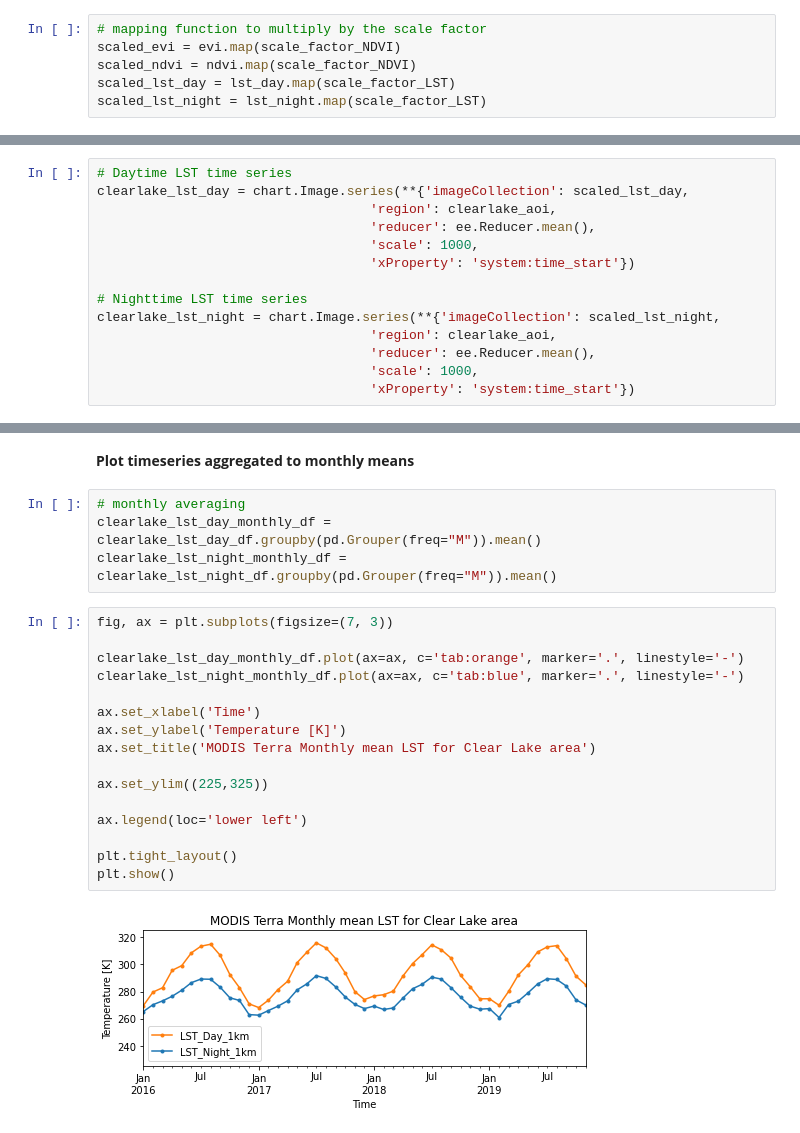
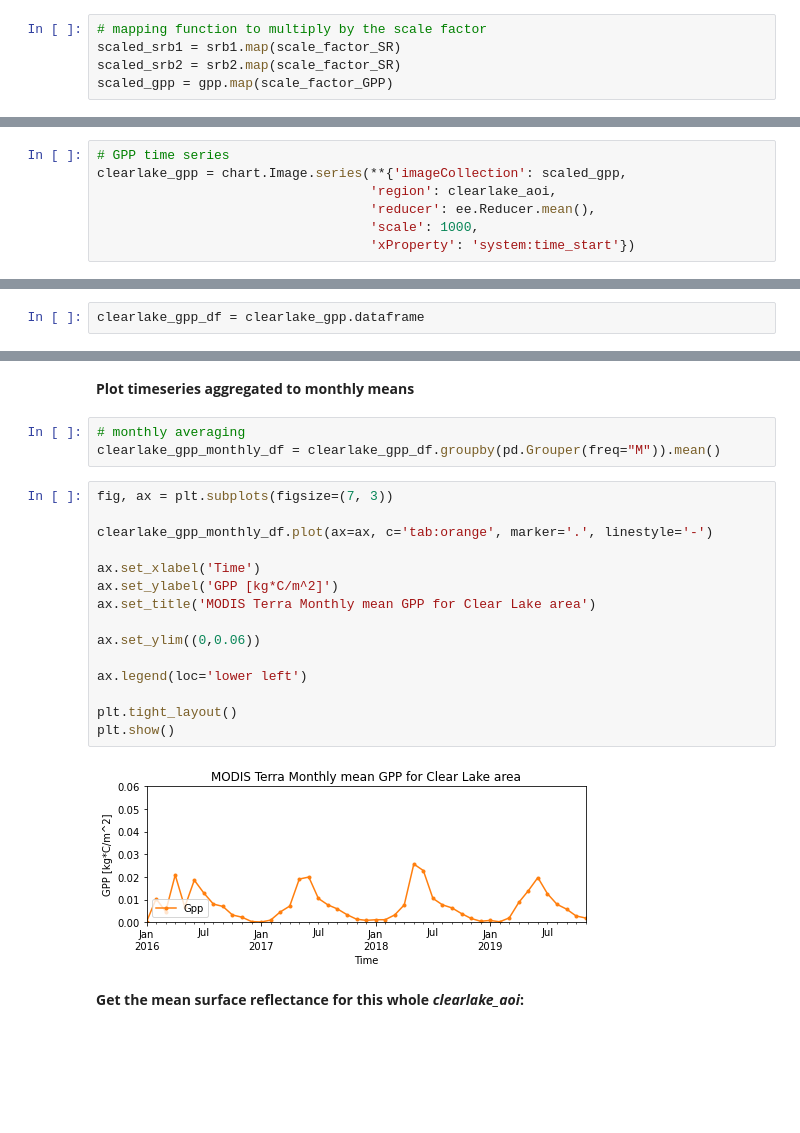
Before and after one commit to waterhackweek/whw2020_firewater, a Jupyter notebook: GEEcode/modis_clearlake_chl-a.ipynb, the cells around one changed output, grey strips where cells are left out. Saved outputs shown, nothing was run; the diff lists cells and outputs as text; blank space fills up the shorter version.

```diff
--- a/GEEcode/modis_clearlake_chl-a.ipynb
+++ b/GEEcode/modis_clearlake_chl-a.ipynb
@@ -106,8 +108,7 @@ def scale_factor_GPP(image):
   return image.multiply(0.0001).copyProperties(image, ['system:time_start'])
 # %%
 # mapping function to multiply by the scale factor
-scaled_evi = evi.map(scale_factor_NDVI)
-scaled_ndvi = ndvi.map(scale_factor_NDVI)
-scaled_lst_day = lst_day.map(scale_factor_LST)
-scaled_lst_night = lst_night.map(scale_factor_LST)
+scaled_srb1 = srb1.map(scale_factor_SR)
+scaled_srb2 = srb2.map(scale_factor_SR)
+scaled_gpp = gpp.map(scale_factor_GPP)
 # %% [markdown]
@@ -130,16 +146,9 @@ Map
 # %%
-# Daytime LST time series
-clearlake_lst_day = chart.Image.series(**{'imageCollection': scaled_lst_day,
+# GPP time series
+clearlake_gpp = chart.Image.series(**{'imageCollection': scaled_gpp,
                                    'region': clearlake_aoi,
                                    'reducer': ee.Reducer.mean(),
                                    'scale': 1000,
                                    'xProperty': 'system:time_start'})
-
-# Nighttime LST time series
-clearlake_lst_night = chart.Image.series(**{'imageCollection': scaled_lst_night,
-                                   'region': clearlake_aoi,
-                                   'reducer': ee.Reducer.mean(),
-                                   'scale': 1000,
-                                   'xProperty': 'system:time_start'})
 # %% [markdown]
 **Convert to pandas dataframes:**
@@ -149 +155,3 @@ clearlake_lst_night_df = clearlake_lst_night.dataframe
+# %%
+clearlake_gpp_df = clearlake_gpp.dataframe
 # %% [markdown]
@@ -170,23 +177,23 @@ plt.show()
 **Plot timeseries aggregated to monthly means**
 # %%
 # monthly averaging
-clearlake_lst_day_monthly_df = clearlake_lst_day_df.groupby(pd.Grouper(freq="M")).mean()
-clearlake_lst_night_monthly_df = clearlake_lst_night_df.groupby(pd.Grouper(freq="M")).mean()
+clearlake_gpp_monthly_df = clearlake_gpp_df.groupby(pd.Grouper(freq="M")).mean()
 # %%
 fig, ax = plt.subplots(figsize=(7, 3))
 
-clearlake_lst_day_monthly_df.plot(ax=ax, c='tab:orange', marker='.', linestyle='-')
-clearlake_lst_night_monthly_df.plot(ax=ax, c='tab:blue', marker='.', linestyle='-')
+clearlake_gpp_monthly_df.plot(ax=ax, c='tab:orange', marker='.', linestyle='-')
 
 ax.set_xlabel('Time')
-ax.set_ylabel('Temperature [K]')
-ax.set_title('MODIS Terra Monthly mean LST for Clear Lake area')
+ax.set_ylabel('GPP [kg*C/m^2]')
+ax.set_title('MODIS Terra Monthly mean GPP for Clear Lake area')
 
-ax.set_ylim((225,325))
+ax.set_ylim((0,0.06))
 
 ax.legend(loc='lower left')
 
 plt.tight_layout()
 plt.show()
 # %% [output]
-[figure, old version]
+[figure, new version]
+# %% [markdown]
+**Get the mean surface reflectance for this whole *clearlake_aoi*:**
```
Also changed, not shown: parts of 16 cells of this notebook.
